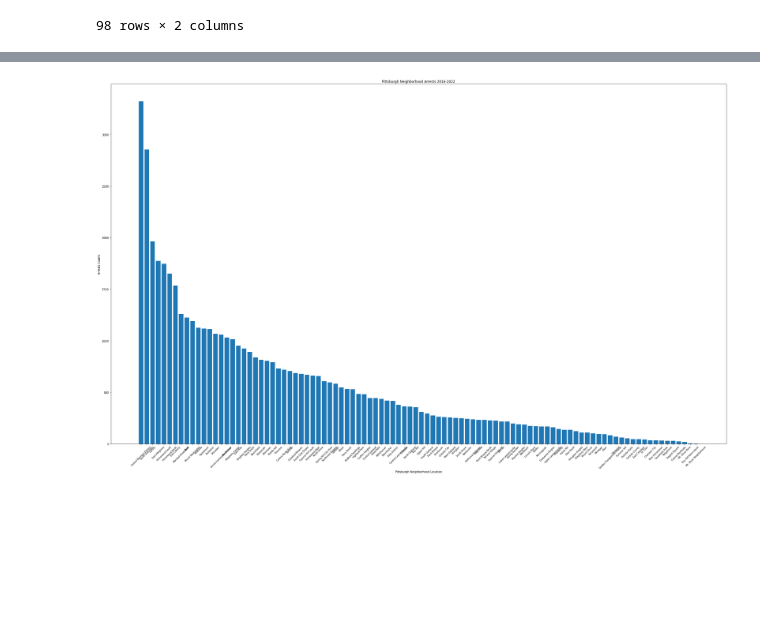
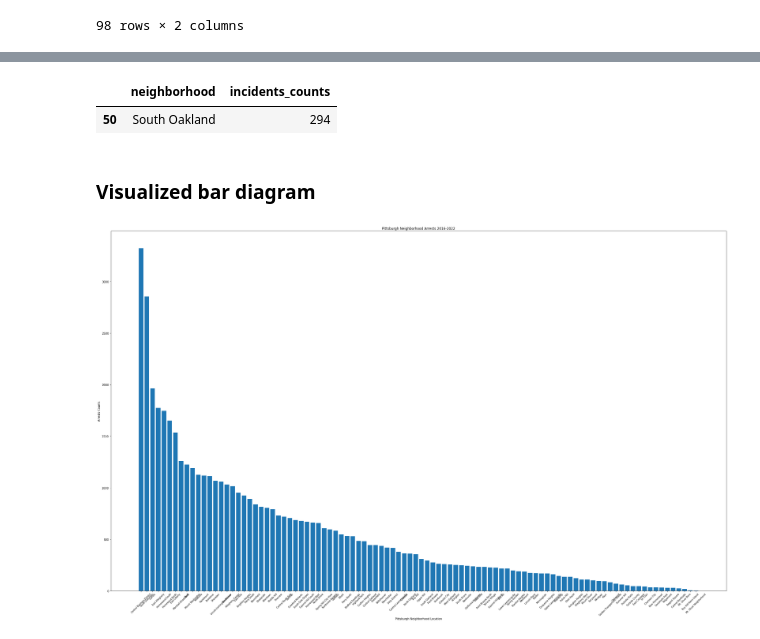
Before and after one commit to TingluR/CMPINF001-Final-Project, a Jupyter notebook: arrest_data.ipynb, the cells around one changed output, grey strips where cells are left out. Saved outputs shown, nothing was run; the diff lists cells and outputs as text; code cells hidden in the pictures; blank space fills up the shorter version.

```diff
--- a/arrest_data.ipynb
+++ b/arrest_data.ipynb
@@ -77,3 +77,11 @@ df.to_csv('arrest_data.csv')
+# %%
+oakland = df.loc[df['neighborhood'] == 'South Oakland']
+oakland
+# %% [output]
+|  | neighborhood | incidents_counts |
+| 50 | South Oakland | 294 |
+# %% [markdown]
+### Visualized bar diagram
 # %%
 # Initializing a large figure
 arrest_plt = plt.figure(figsize=(40, 24))
```
Also changed, not shown: parts of 2 cells of this notebook, 1 other file.
